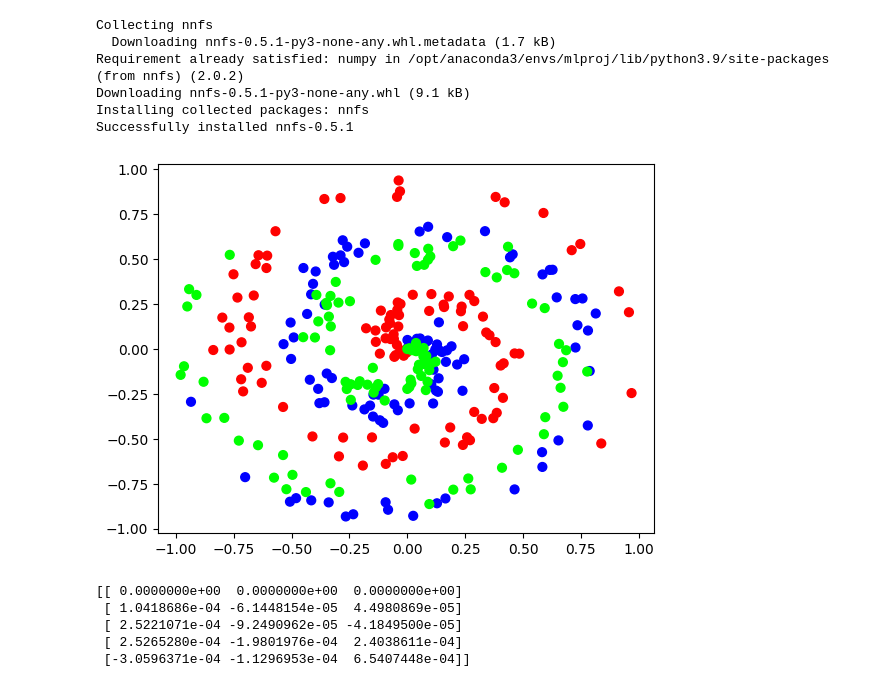
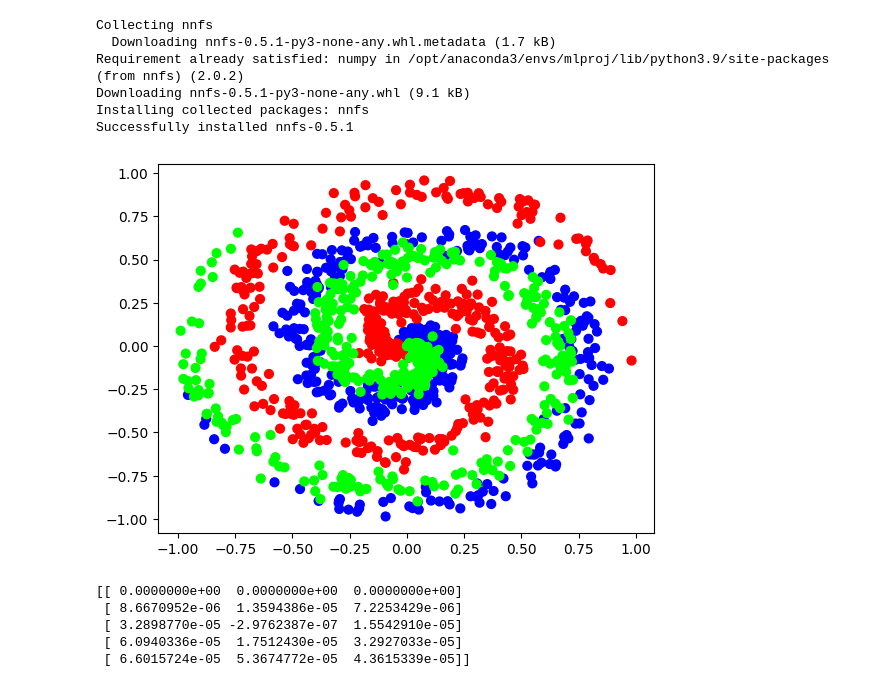
Before and after one commit to Ananddd06/Neural_Networks_from_Scratch, a Jupyter notebook: 02.Coding a dense layer/Dense_layer.ipynb, the cells around one changed output. Saved outputs shown, nothing was run; the diff lists cells and outputs as text; code cells hidden in the pictures.

Commit message:
Added the samples which is good for the latyer dense

```diff
--- a/02.Coding a dense layer/Dense_layer.ipynb
+++ b/02.Coding a dense layer/Dense_layer.ipynb
@@ -10,14 +10,14 @@ Successfully installed nnfs-0.5.1
 # %%
 import numpy as np
 import nnfs
 from nnfs.datasets import spiral_data
 import matplotlib.pyplot as plt
 nnfs.init()
-X,y = spiral_data(samples = 100 , classes = 3)
+X,y = spiral_data(samples = 400 , classes = 3)
 plt.scatter(X[:,0],X[:,1],c=y,s=40,cmap='brg')
 plt.show()
 # %% [output]
-[figure, old version]
+[figure, new version]
 # %%
 # Dense layer
 class Layer_Dense:
@@ -33,7 +33,7 @@ class Layer_Dense:
    self.output = np.dot(inputs, self.weights) + self.biases
 
 # Create dataset
-X, y = spiral_data(samples=100, classes=3)
+X, y = spiral_data(samples=400, classes=3)
 # Create Dense layer with 2 input features and 3 output values
 dense1 = Layer_Dense(2, 3)
 # Perform a forward pass of our training data through this layer
@@ -44,7 +44,7 @@ dense1.forward(X)
 print(dense1.output[:5])
 # %% [output]
 [[ 0.0000000e+00  0.0000000e+00  0.0000000e+00]
- [ 1.0418686e-04 -6.1448154e-05  4.4980869e-05]
- [ 2.5221071e-04 -9.2490962e-05 -4.1849500e-05]
- [ 2.5265280e-04 -1.9801976e-04  2.4038611e-04]
- [-3.0596371e-04 -1.1296953e-04  6.5407448e-04]]
+ [ 8.6670952e-06  1.3594386e-05  7.2253429e-06]
+ [ 3.2898770e-05 -2.9762387e-07  1.5542910e-05]
+ [ 6.0940336e-05  1.7512430e-05  3.2927033e-05]
+ [ 6.6015724e-05  5.3674772e-05  4.3615339e-05]]
```
